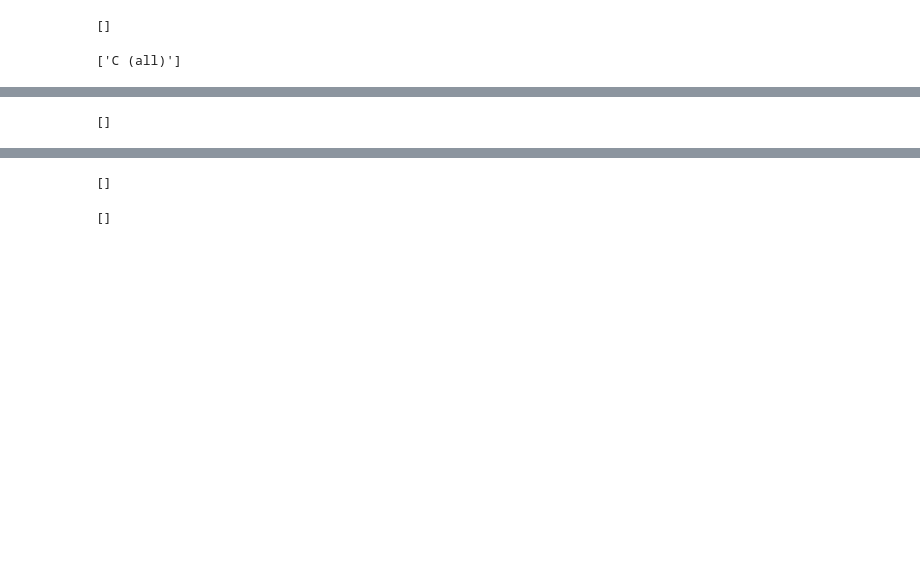
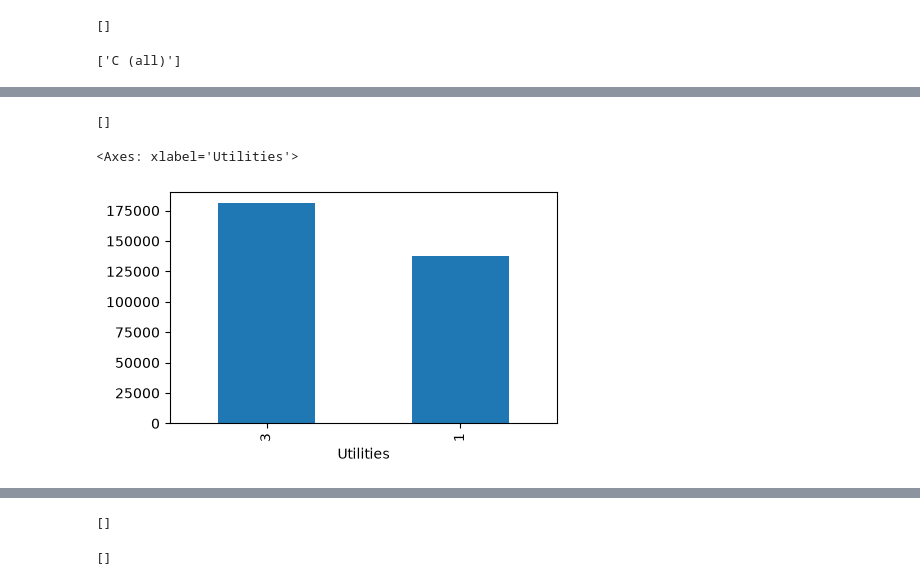
Before and after one commit to Albe036/ML-house-prices, a Jupyter notebook: notebooks/02_feature_encoding.ipynb, the cells around one changed output, grey strips where cells are left out. Saved outputs shown, nothing was run; the diff lists cells and outputs as text; code cells hidden in the pictures; blank space fills up the shorter version.

```diff
--- a/notebooks/02_feature_encoding.ipynb
+++ b/notebooks/02_feature_encoding.ipynb
@@ -324,14 +336,18 @@ useTrain['LotConfig'] = useTrain['LotConfig'].map(lotconfig_mapping)
 # %%
 #Utilities: Tipo de servicios públicos disponibles.
 dsUtilitiesLabels = useTrain['Utilities'].unique().tolist()
 docsUtilitiesLabels = ['AllPub', 'NoSewr', 'NoSeWa', 'ELO']
 misssingUtilitiesLabels = list(set(dsUtilitiesLabels) - set(docsUtilitiesLabels))
 display(misssingUtilitiesLabels)
 #Apliquemos ordinal encoding/Label encoding para Utilities.
 utilities_mapping = {'AllPub': 3, 'NoSewr': 2, 'NoSeWa': 1, 'ELO': 0}
 useTrain['Utilities'] = useTrain['Utilities'].map(utilities_mapping)
+
+useTrain.groupby('Utilities')['SalePrice'].mean().sort_values(ascending=False).plot(kind='bar', figsize=(5, 3))
 # %% [output]
 []
+<Axes: xlabel='Utilities'>
+[figure, added]
 # %%
 #HouseStyle: Estilo de vivienda.
 dsHouseStyleLabels = useTrain['HouseStyle'].unique().tolist()
```
Also changed, not shown: parts of 14 cells of this notebook, 2 other files.
